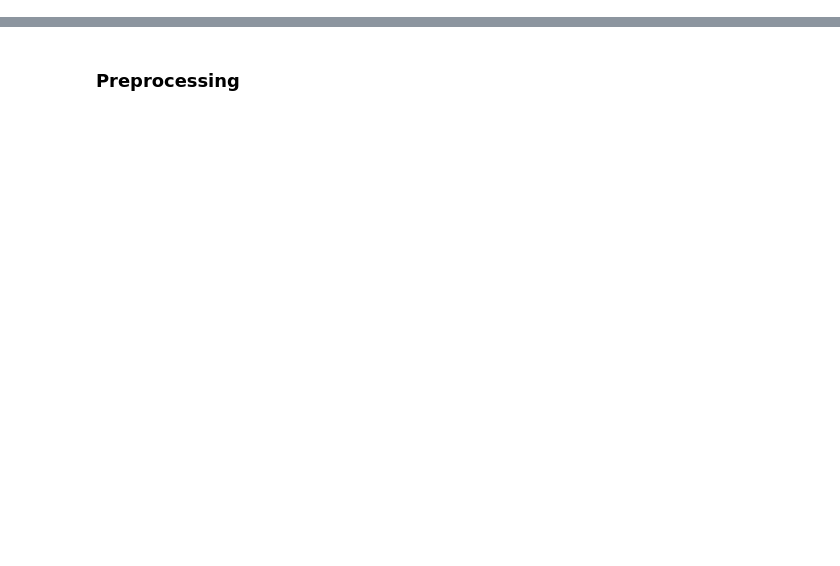
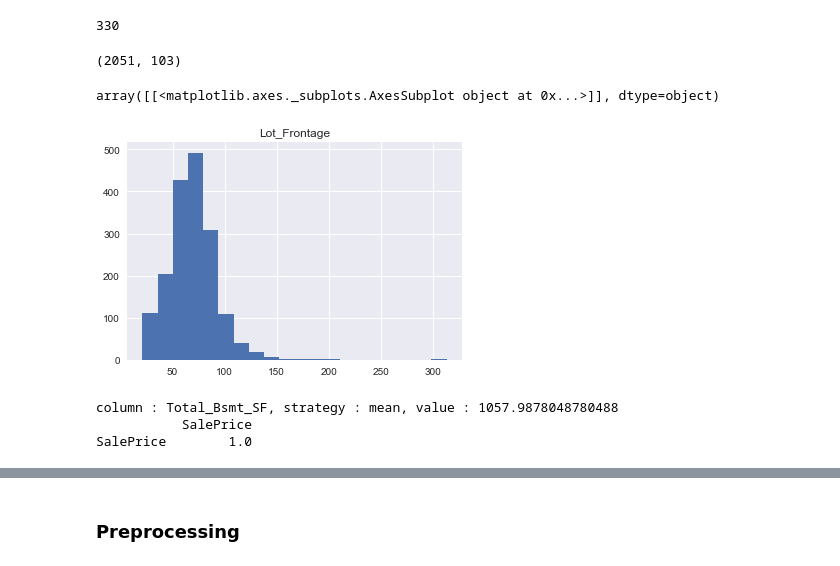
Before and after one commit to t-brewer/ames_housing, a Jupyter notebook: regression/regression_challenge.ipynb, the cells around one changed output, grey strips where cells are left out. Cells and saved outputs as stored; diff of their text form; code cells hidden in the pictures; blank space fills up the shorter version.

```diff
--- a/regression/regression_challenge.ipynb
+++ b/regression/regression_challenge.ipynb
@@ -23,0 +62,13 @@ train = load_data()
+# %%
+data.Lot_Frontage.isnull().sum()
+# %% [output]
+330
+# %%
+data.shape
+# %% [output]
+(2051, 103)
+# %%
+data.hist('Lot_Frontage', bins=20)
+# %% [output]
+array([[<matplotlib.axes._subplots.AxesSubplot object at 0x...>]], dtype=object)
+[figure, added]
@@ -23,0 +77,12 @@ train = load_data()
+# %%
+data = ct.make_clean()
+cols = [c for c in data.columns if (c == 'SalePrice') or ('Heating' in c)]
+corr = data[cols].corr()
+
+print(corr)
+#f, ax = plt.subplots(figsize=(15,10))
+#sns.heatmap(corr, annot=True, fmt='.2g', ax=ax)
+# %% [output]
+column : Total_Bsmt_SF, strategy : mean, value : 1057.9878048780488
+           SalePrice
+SalePrice        1.0
```
Also changed, not shown: parts of 41 cells of this notebook, 1 other file.
